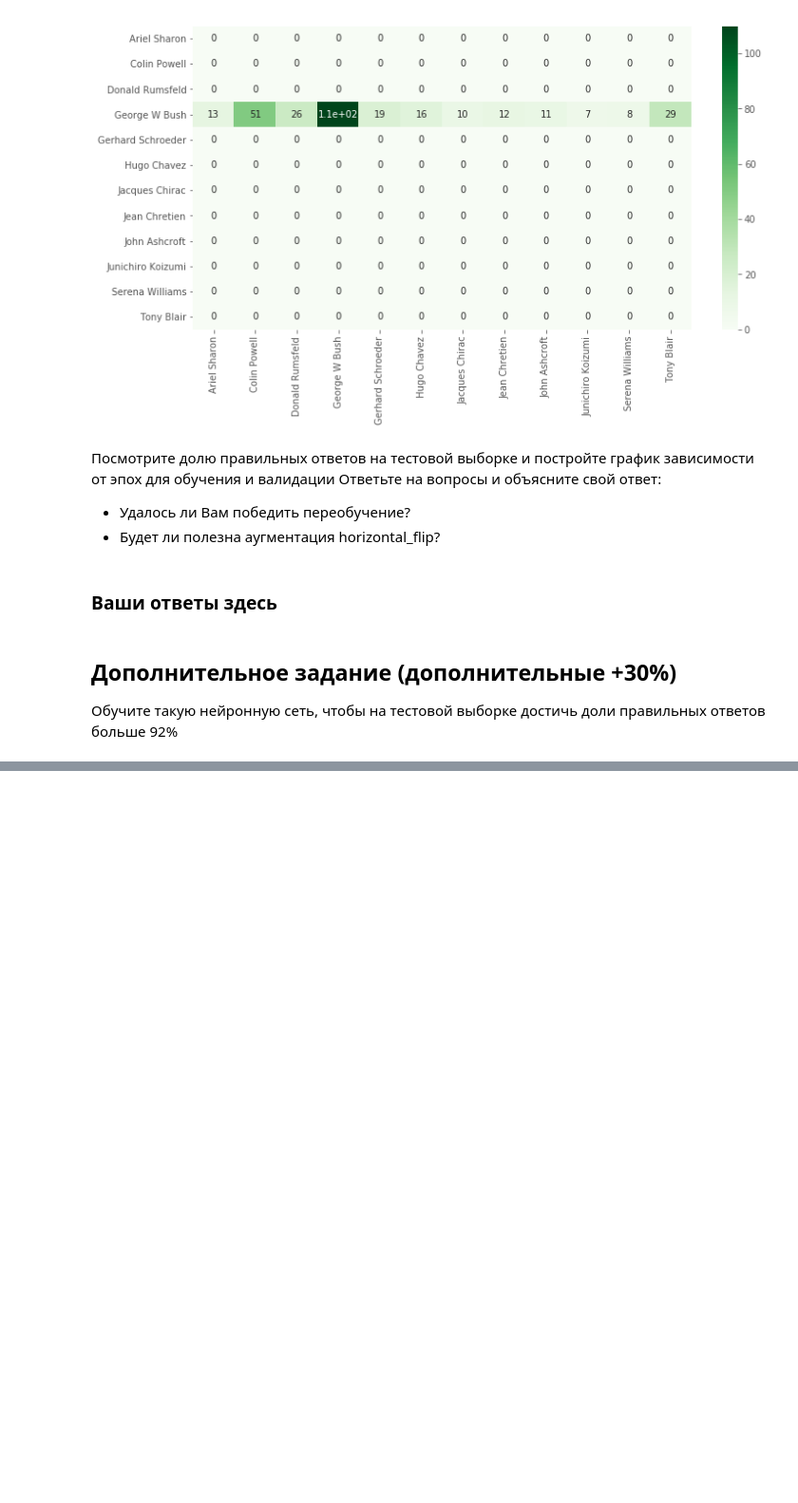
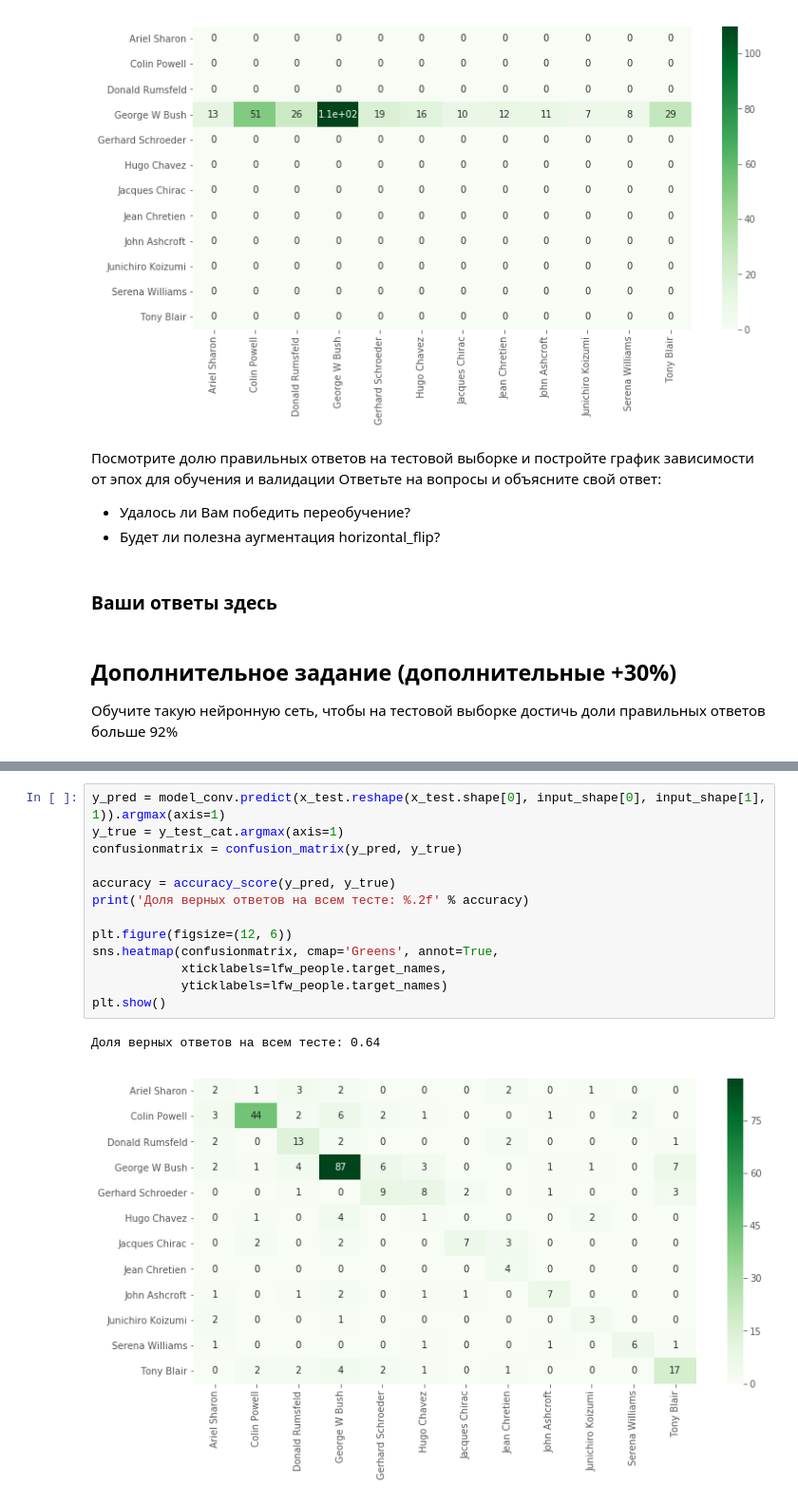
Before and after one commit to Keleas/ml_mipt_dafe_major, a Jupyter notebook: homeworks/hw3/hw3.ipynb, the cells around one changed output, grey strips where cells are left out. Shown at 95% size. Cells and saved outputs as stored; diff of their text form; blank space fills up the shorter version.

```diff
--- a/homeworks/hw3/hw3.ipynb
+++ b/homeworks/hw3/hw3.ipynb
@@ -649,0 +888,16 @@ plt.show()
+# %%
+y_pred = model_conv.predict(x_test.reshape(x_test.shape[0], input_shape[0], input_shape[1], 1)).argmax(axis=1)
+y_true = y_test_cat.argmax(axis=1)
+confusionmatrix = confusion_matrix(y_pred, y_true)
+
+accuracy = accuracy_score(y_pred, y_true)
+print('Доля верных ответов на всем тесте: %.2f' % accuracy)
+
+plt.figure(figsize=(12, 6))
+sns.heatmap(confusionmatrix, cmap='Greens', annot=True,
+            xticklabels=lfw_people.target_names,
+            yticklabels=lfw_people.target_names)
+plt.show()
+# %% [output]
+Доля верных ответов на всем тесте: 0.64
+[figure, added]
```
Also changed, not shown: parts of 16 cells of this notebook, 2 other files.
